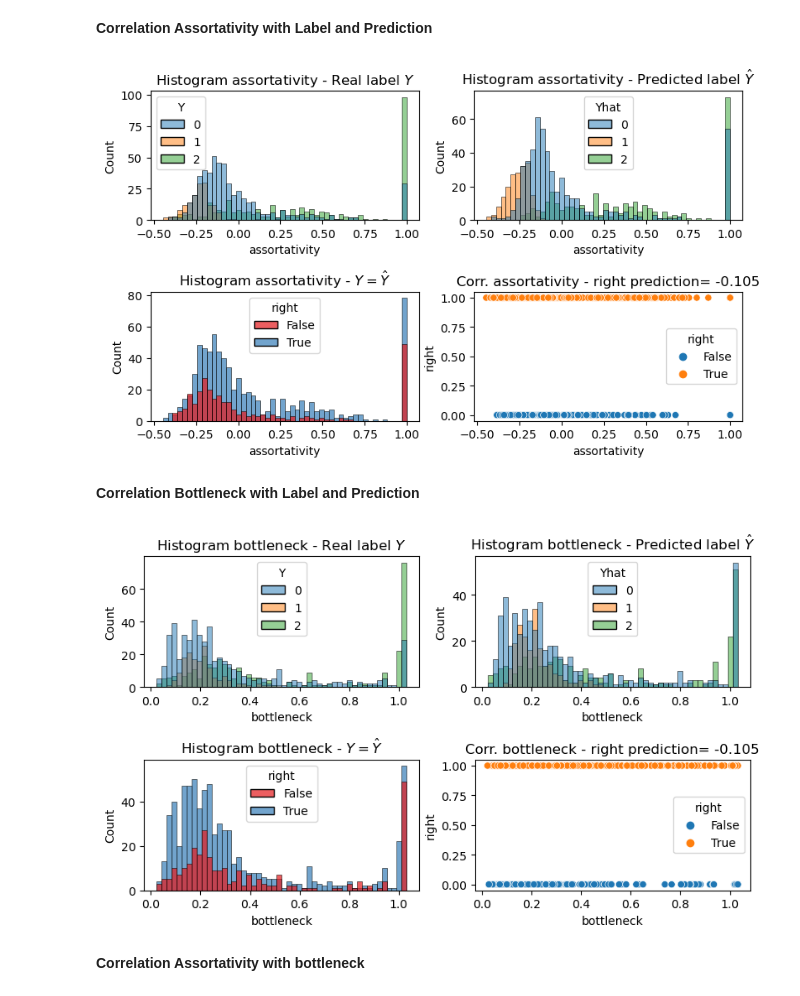
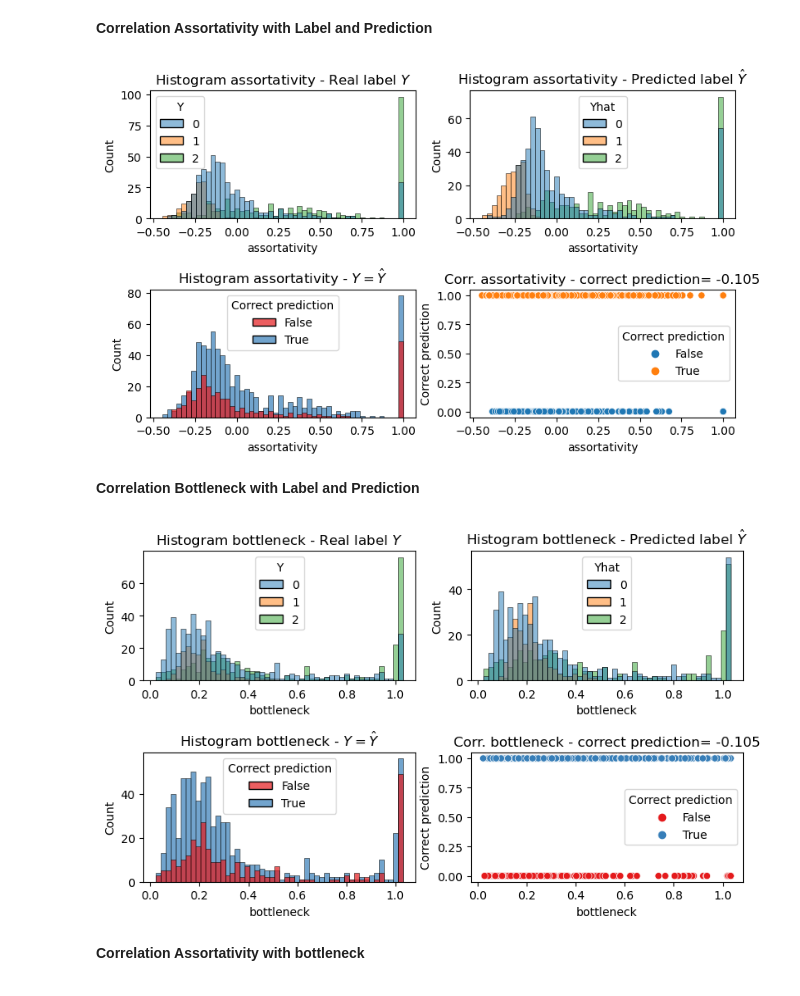
Before and after one commit to AdrianArnaiz/DiffWire, a Jupyter notebook: Analysis of Assortativity-Bottleneck and CTE latent space.ipynb, the cells around one changed output. Drawn from its saved outputs; the diff is of its cells as text; code cells hidden in the pictures.

```diff
--- a/Analysis of Assortativity-Bottleneck and CTE latent space.ipynb
+++ b/Analysis of Assortativity-Bottleneck and CTE latent space.ipynb
@@ -39,10 +40,20 @@ device = torch.device('cuda' if torch.cuda.is_available() else 'cpu')
 device
 # %% [output]
 device(type='cuda')
+# %%
+dataset_name = "COLLAB"
 # %%
-dataset = TUDataset(root='data/colab/TUDataset',name="COLLAB", pre_transform=FeatureDegree(), use_node_attr=True)
+dataset = TUDataset(root='data/colab/TUDataset',name=dataset_name, pre_transform=FeatureDegree(), use_node_attr=True)
 BATCH_SIZE = 2
-num_of_centers = 75 #75 collab, 420 reddit, 20 imdb, 17 MUTAG, 200 SBM
+
+if dataset_name == "COLLAB":
+    num_of_centers = 75
+    model_to_import = "trained_models/CTNet/COLLAB_CTNet_17_05_22__08_56_iter0.pth"
+
+elif dataset_name == "REDDIT-BINARY":
+    num_of_centers = 420 #75 collab, 420 reddit, 20 imdb, 17 MUTAG, 200 SBM
+    model_to_import = "trained_models/CTNet/REDDIT-BINARY_CTNet_17_05_22__08_50_iter0.pth"
+
 len(dataset)
 # %% [output]
 5000
@@ -203,7 +210,7 @@ def test_and_stats(loader):
     assortativity_list = []
     model.eval()
     correct = 0
-    for data in loader:
+    for data in tqdm(loader):
         data = data.to(device)
         pred, mc_loss, o_loss = model(data.x, data.edge_index, data.batch)
         #print(next(model.parameters()).device)
@@ -219,7 +226,7 @@ def test_and_stats(loader):
     label_list = [l.detach().cpu().item() for l in label_list]
     label_pred_list = [l.detach().cpu().item() for l in label_pred_list]
     df_data = pd.DataFrame(list(zip(label_list,label_pred_list)), columns=['Y','Yhat'])
-    df_data['right'] = df_data['Y']==df_data['Yhat']
+    df_data['Correct prediction'] = df_data['Y']==df_data['Yhat']
     return loss, correct / len(loader.dataset), df_data
 # %%
 test_loader = DataLoader(test_dataset, batch_size=1, shuffle=False)
@@ -248,7 +255,7 @@ df_data['bottleneck'] = bottleneck_list
 # %%
 df_data['Y'] = df_data['Y'].astype("category")
 df_data['Yhat'] = df_data['Yhat'].astype("category")
-df_data['right'] = df_data['right'].astype("bool")
+df_data['Correct prediction'] = df_data['Correct prediction'].astype("bool")
 df_data.info()
 # %% [output]
 <class 'pandas.core.frame.DataFrame'>
@@ -321,40 +326,40 @@ ax4 = plt.subplot2grid((2,2), (1, 1))
 
 sns.histplot(data=df_data, x='assortativity', hue='Y', alpha=0.5, ax=ax1, palette='tab10',bins=50)
 sns.histplot(data=df_data, x='assortativity', hue='Yhat', alpha=0.5, ax=ax2, palette='tab10',bins=50)
-sns.histplot(data=df_data, x='assortativity', hue='right', alpha=0.7, ax=ax3, palette='Set1',bins=50)
-sns.scatterplot(data=df_data, x='assortativity', y='right', hue='right', ax=ax4)
+sns.histplot(data=df_data, x='assortativity', hue='Correct prediction', alpha=0.7, ax=ax3, palette='Set1',bins=50)
+sns.scatterplot(data=df_data, x='assortativity', y='Correct prediction', hue='Correct prediction', ax=ax4)
 
 ax1.set_title("Histogram assortativity - Real label $Y$")
 ax2.set_title("Histogram assortativity - Predicted label $\hat{Y}$")
 ax3.set_title("Histogram assortativity - $Y=\hat{Y}$")
-ax4.set_title(f"""Corr. assortativity - right prediction= {df_data.corr()['bottleneck']['right']:.3f}""")
+ax4.set_title(f"""Corr. assortativity - correct prediction= {df_data.corr()['bottleneck']['Correct prediction']:.3f}""")
 plt.tight_layout()
 plt.show()
 # %% [output]
-[figure, old version]
+[figure, new version]
 # %% [markdown]
 **Correlation Bottleneck with Label and Prediction**
 # %%
 fig = plt.figure(figsize=(8,5))
 
 ax1 = plt.subplot2grid((2,2), (0, 0))
 ax2 = plt.subplot2grid((2,2), (0, 1))
 ax3 = plt.subplot2grid((2,2), (1, 0))
 ax4 = plt.subplot2grid((2,2), (1, 1))
 
 sns.histplot(data=df_data, x='bottleneck', hue='Y', alpha=0.5, ax=ax1, palette='tab10',bins=50)
 sns.histplot(data=df_data, x='bottleneck', hue='Yhat', alpha=0.5, ax=ax2, palette='tab10',bins=50)
-sns.histplot(data=df_data, x='bottleneck', hue='right', alpha=0.7, ax=ax3, palette='Set1',bins=50)
-sns.scatterplot(data=df_data, x='bottleneck', y='right', hue='right', ax=ax4)
+sns.histplot(data=df_data, x='bottleneck', hue='Correct prediction', alpha=0.7, ax=ax3, palette='Set1',bins=50)
+sns.scatterplot(data=df_data, x='bottleneck', y='Correct prediction', hue='Correct prediction', ax=ax4, palette='Set1')
 
 ax1.set_title("Histogram bottleneck - Real label $Y$")
 ax2.set_title("Histogram bottleneck - Predicted label $\hat{Y}$")
 ax3.set_title("Histogram bottleneck - $Y=\hat{Y}$")
-ax4.set_title(f"""Corr. bottleneck - right prediction= {df_data.corr()['bottleneck']['right']:.3f}""")
+ax4.set_title(f"""Corr. bottleneck - correct prediction= {df_data.corr()['bottleneck']['Correct prediction']:.3f}""")
 
 plt.tight_layout()
 plt.show()
 # %% [output]
-[figure, old version]
+[figure, new version]
 # %% [markdown]
 **Correlation Assortativity with bottleneck**
```
Also changed, not shown: parts of 36 cells of this notebook, 4 other files.
